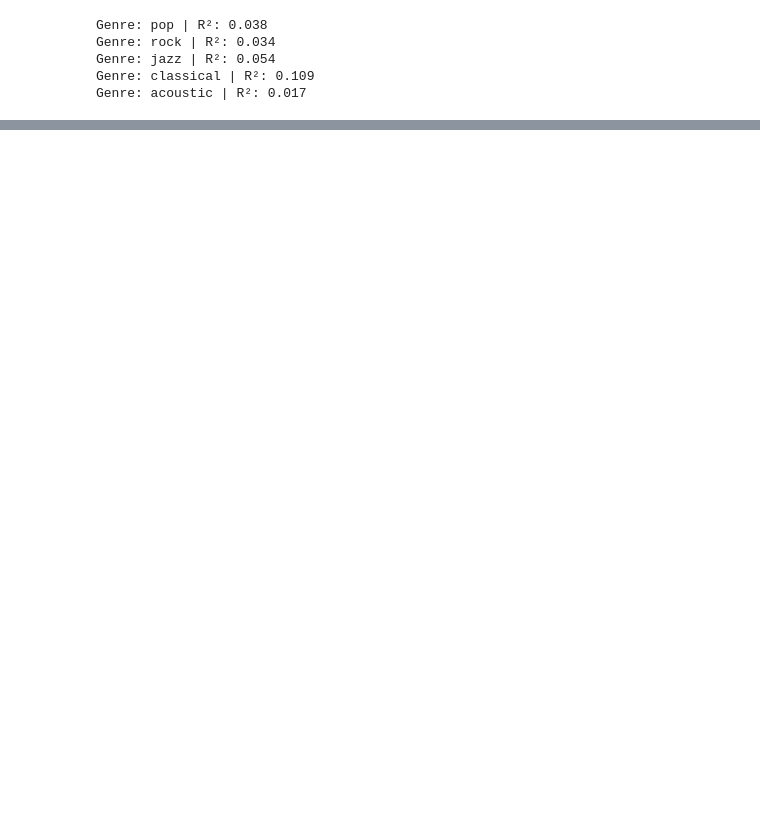
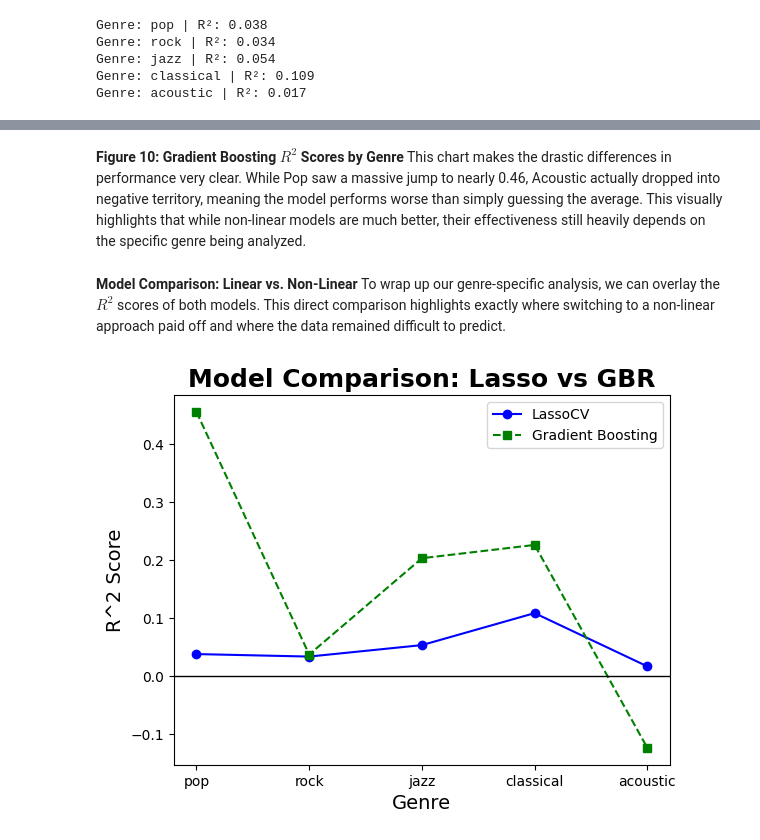
Before and after one commit to jonathand2028/Spotify-Track-Popularity-Analysis, a Jupyter notebook: main.ipynb, the cells around one changed output, grey strips where cells are left out. Saved outputs shown, nothing was run; the diff lists cells and outputs as text; code cells hidden in the pictures; blank space fills up the shorter version.

```diff
--- a/main.ipynb
+++ b/main.ipynb
@@ -507,0 +578,18 @@ Cluster 4, Gradient Boosting R^2: 0.236
+# %% [markdown]
+**Figure 10: Gradient Boosting $R^2$ Scores by Genre**
+This chart makes the drastic differences in performance very clear. While Pop saw a massive jump to nearly 0.46, Acoustic actually dropped into negative territory, meaning the model performs worse than simply guessing the average. This visually highlights that while non-linear models are much better, their effectiveness still heavily depends on the specific genre being analyzed.
+# %% [markdown]
+**Model Comparison: Linear vs. Non-Linear**
+To wrap up our genre-specific analysis, we can overlay the $R^2$ scores of both models. This direct comparison highlights exactly where switching to a non-linear approach paid off and where the data remained difficult to predict.
+# %%
+plt.figure()
+plt.plot(list(r2_dict.keys()), list(r2_dict.values()), marker="o", linestyle="-", label="LassoCV", color="blue")
+plt.plot(list(r2_gbr_dict.keys()), list(r2_gbr_dict.values()), marker="s", linestyle="--", label="Gradient Boosting", color="green")
+plt.title("Model Comparison: Lasso vs GBR", fontsize=18, fontweight="bold")
+plt.ylabel("R^2 Score", fontsize=14)
+plt.xlabel("Genre", fontsize=14)
+plt.axhline(0, color="black", linewidth=1)
+plt.legend()
+plt.show()
+# %% [output]
+[figure, added]
```
Also changed, not shown: parts of 30 cells of this notebook.
